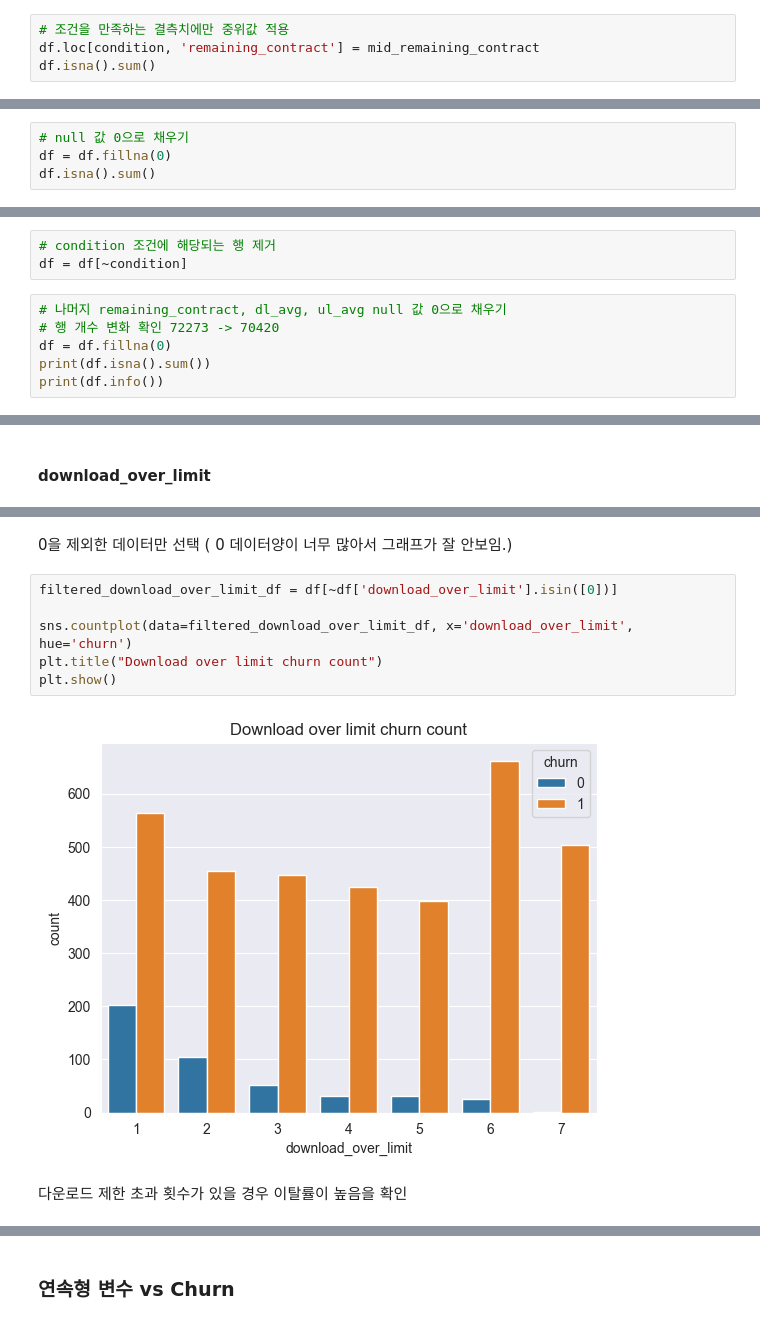
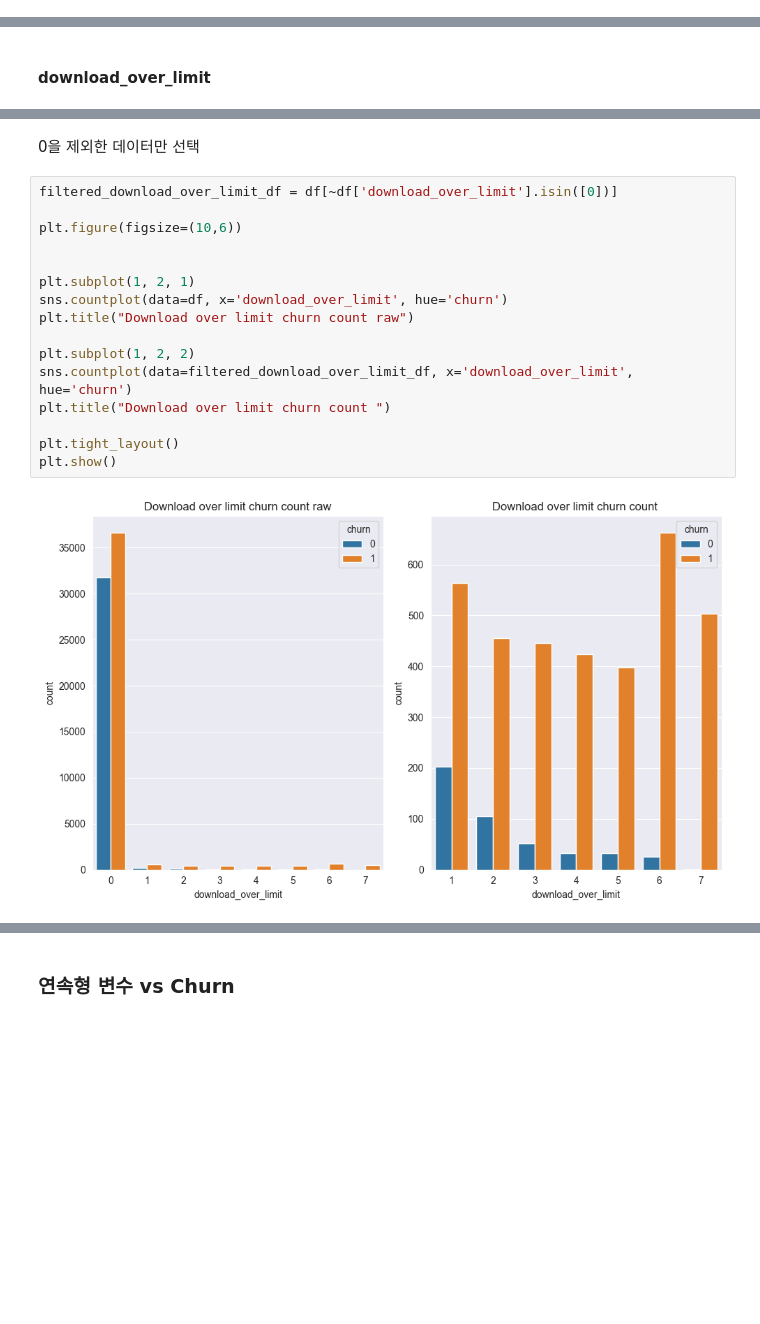
Before and after one commit to ParkVitna/SKN14-2nd-1Team, a Jupyter notebook: HanSeongGyu/EDA_1st.ipynb, the cells around one changed output, grey strips where cells are left out. Cells and saved outputs as stored; diff of their text form; blank space fills up the shorter version.

```diff
--- a/HanSeongGyu/EDA_1st.ipynb
+++ b/HanSeongGyu/EDA_1st.ipynb
@@ -255,4 +154,0 @@ np.float64(0.57)
-# %%
-# 조건을 만족하는 결측치에만 중위값 적용
-df.loc[condition, 'remaining_contract'] = mid_remaining_contract
-df.isna().sum()
@@ -271,4 +154,0 @@ dtype: int64
-# %%
-# null 값 0으로 채우기
-df = df.fillna(0)
-df.isna().sum()
@@ -307,9 +233,0 @@ dtype: int64
-# %%
-# condition 조건에 해당되는 행 제거
-df = df[~condition]
-# %%
-# 나머지 remaining_contract, dl_avg, ul_avg null 값 0으로 채우기
-# 행 개수 변화 확인 72273 -> 70420
-df = df.fillna(0)
-print(df.isna().sum())
-print(df.info())
@@ -364,12 +253,20 @@ plt.show()
 # %% [markdown]
-0을 제외한 데이터만 선택 ( 0 데이터양이 너무 많아서 그래프가 잘 안보임.)
+0을 제외한 데이터만 선택
 # %%
 filtered_download_over_limit_df = df[~df['download_over_limit'].isin([0])]
 
+plt.figure(figsize=(10,6))
+
+
+plt.subplot(1, 2, 1)
+sns.countplot(data=df, x='download_over_limit', hue='churn')
+plt.title("Download over limit churn count raw")
+
+plt.subplot(1, 2, 2)
 sns.countplot(data=filtered_download_over_limit_df, x='download_over_limit', hue='churn')
-plt.title("Download over limit churn count")
+plt.title("Download over limit churn count ")
+
+plt.tight_layout()
 plt.show()
 # %% [output]
-[figure, old version]
+[figure, new version]
-# %% [markdown]
-다운로드 제한 초과 횟수가 있을 경우 이탈률이 높음을 확인
```
Also changed, not shown: parts of 55 cells of this notebook.
